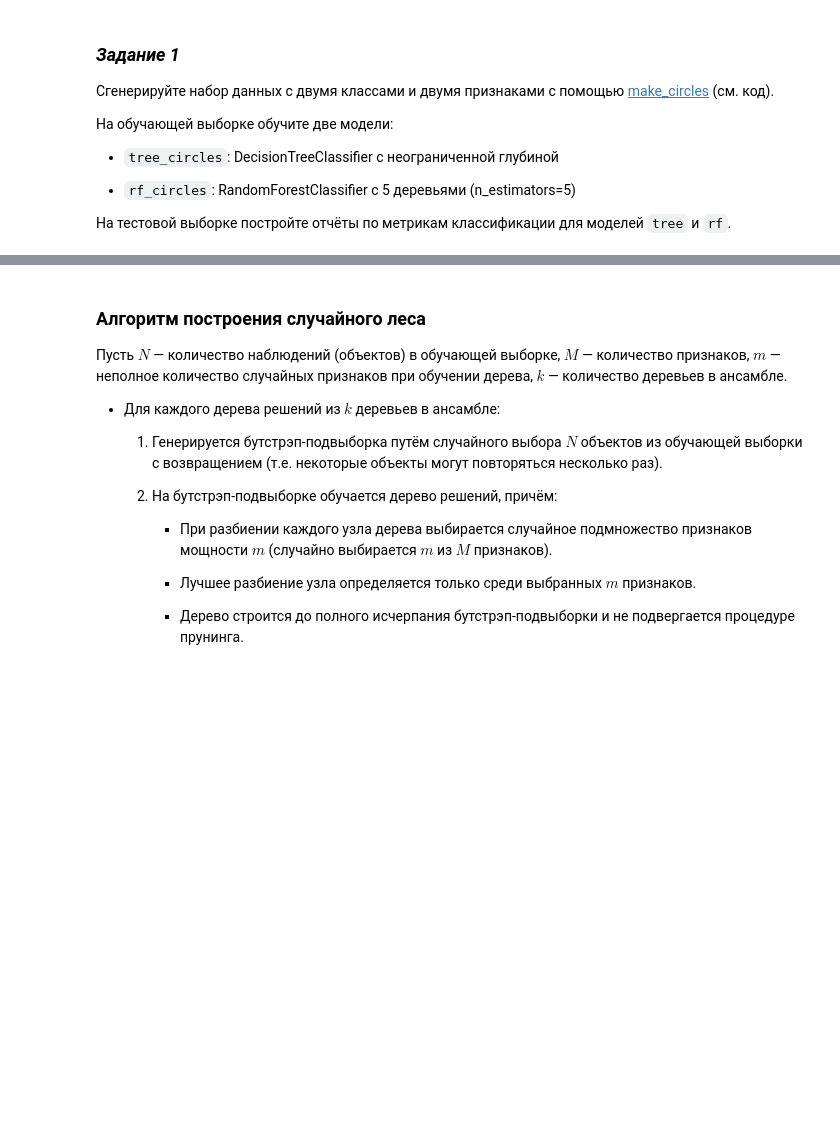
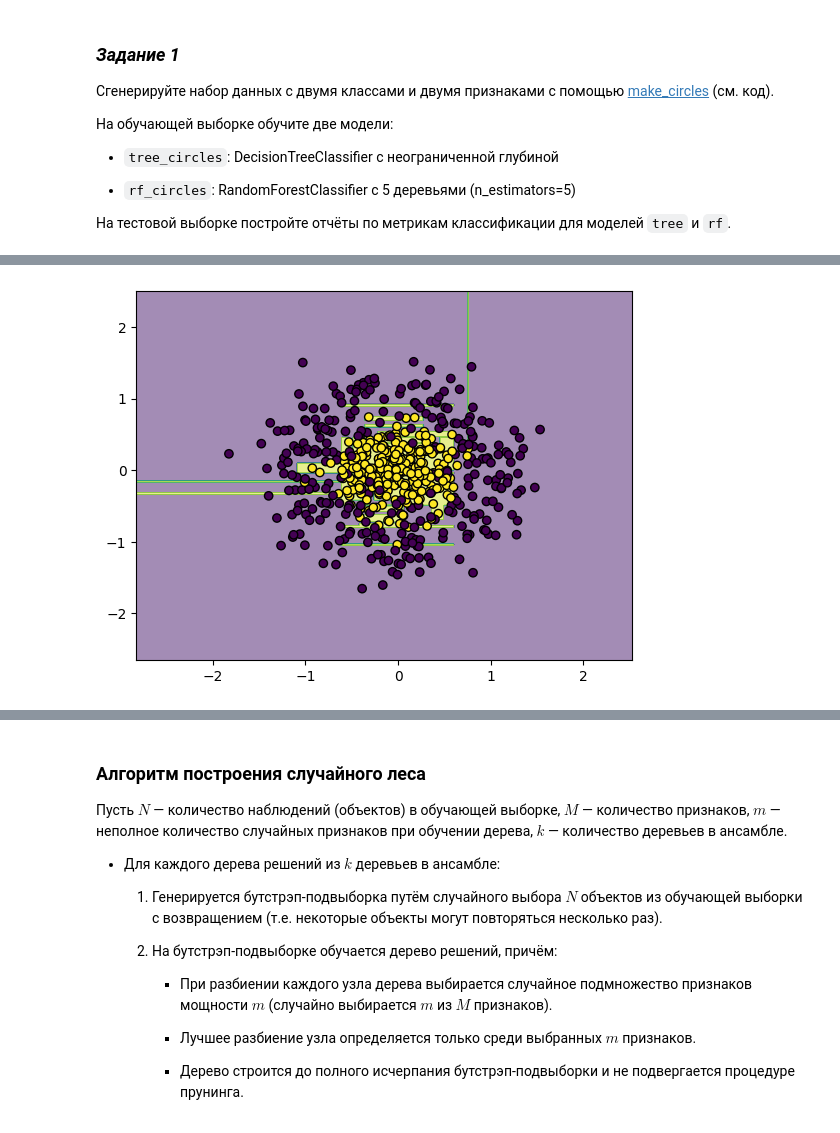
Before and after one commit to ml2me/study, a Jupyter notebook: classic_ML/5/05.Задание.ipynb, the cells around one changed output, grey strips where cells are left out. Cells and saved outputs as stored; diff of their text form; code cells hidden in the pictures; blank space fills up the shorter version.

```diff
--- a/classic_ML/5/05.Задание.ipynb
+++ b/classic_ML/5/05.Задание.ipynb
@@ -182,12 +209,17 @@ plt.show()
 # Разделите датасет на обучающую (60%) и тестовую (40%) выборки со стратификацией по целевой переменной
 # Не забудьте зафиксировать RANDOM_STATE
 
-X_circles_train, X_circles_test, y_circles_train, y_circles_test = ...
+X_circles_train, X_circles_test, y_circles_train, y_circles_test = train_test_split(
+    X_circles, y_circles,
+    test_size=0.4,
+    random_state=RANDOM_STATE,
+    stratify=y_circles
+)
 # %%
 # Обучите дерево tree_circles (DecisionTreeClassifier)
 # Не забудьте зафиксировать RANDOM_STATE
 
-tree_circles = ...
+tree_circles = DecisionTreeClassifier(random_state=RANDOM_STATE).fit(X_circles_train, y_circles_train)
 # %%
 # На тестовой выборке постройте отчёт по метрикам классификации для tree_circles
 
@@ -195,7 +236,9 @@ print(classification_report(..., digits=4))
 # %%
 # Визуализируйте границу решений классификатора tree_circles на обучающей выборке
 
-display_decision_boundary(tree_circles.predict, ...)
+display_decision_boundary(tree_circles.predict, X_circles_train, y_circles_train)
+# %% [output]
+[figure, added]
 # %%
 # Визуализируйте границу решений классификатора tree_circles на тестовой выборке
 
```
Also changed, not shown: parts of 42 cells of this notebook.
